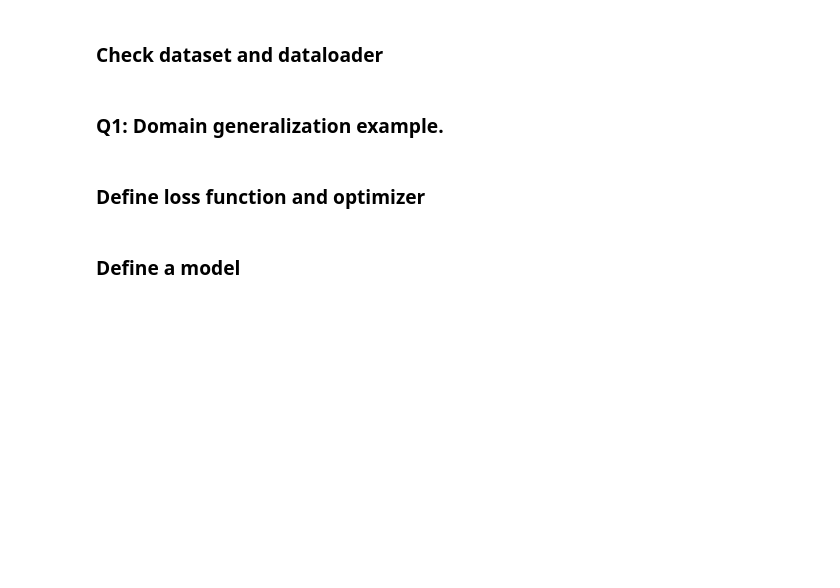
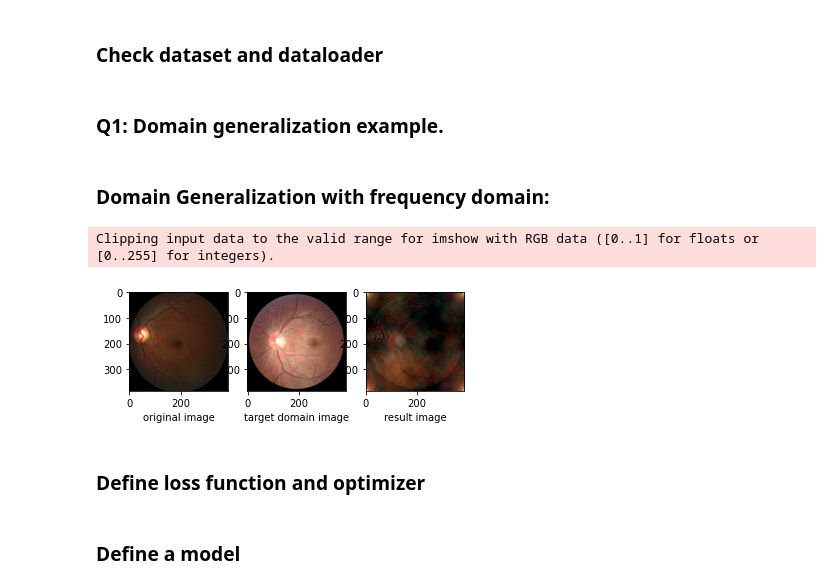
Before and after one commit to QianrenLi/DG_Segmentation_released, a Jupyter notebook: project1.ipynb, the cells around one changed output. Cells and saved outputs as stored; diff of their text form; code cells hidden in the pictures; blank space fills up the shorter version.

Commit message:
frequency result

```diff
--- a/project1.ipynb
+++ b/project1.ipynb
@@ -175,6 +175,44 @@ def scatter(x, colors):
             PathEffects.Normal()])
 scatter(digits_proj, Y)
 plt.show()
+# %% [markdown]
+### Domain Generalization with frequency domain:
+# %%
+import matplotlib.pyplot as plt
+import numpy as np
+from dataset import domain_generization, load_dataset
+# trainset_temp, _ = load_dataset(train=True,is_vert_flip = True,is_rotate = True,is_translate = True,is_color_jitter = False,is_DG=False)
+trainset_temp, _ = load_dataset(train=True,is_vert_flip = False,is_rotate = False,is_translate = False,is_color_jitter = False,is_DG=0)
+
+import matplotlib.pyplot as plt
+import numpy as np
+original_image, _ = trainset_temp.__getitem__(0) # Use the first image in training set.
+original_image = original_image / 2 + 0.5
+original_image = original_image.numpy()
+scaling_factor = 0.03 # 替换低频区域所占大小
+ratio = 1 #替换区域中目标域图片的幅度比重
+
+# Low frequency test
+result_image,_,domain_image = domain_generization(original_image= original_image,scaling_factor=0.1,is_return_Domain=True,is_Amplitude=False)
+
+result_image = result_image[0]
+# Result Plot
+plt.figure()
+plt.subplot(1,3,1)
+plt.imshow(np.transpose(original_image, (1, 2, 0)))
+plt.xlabel("original image")
+
+plt.subplot(1,3,2)
+plt.imshow(np.transpose(domain_image, (1, 2, 0)))
+plt.xlabel("target domain image")
+plt.subplot(1,3,3)
+plt.imshow(np.transpose(result_image, (1, 2, 0)))
+plt.xlabel("result image")
+
+plt.show()
+# %% [output]
+Clipping input data to the valid range for imshow with RGB data ([0..1] for floats or [0..255] for integers).
+[figure, added]
 # %% [markdown]
 ### Define loss function and optimizer
 # %%
```
Also changed, not shown: 3 other files.
